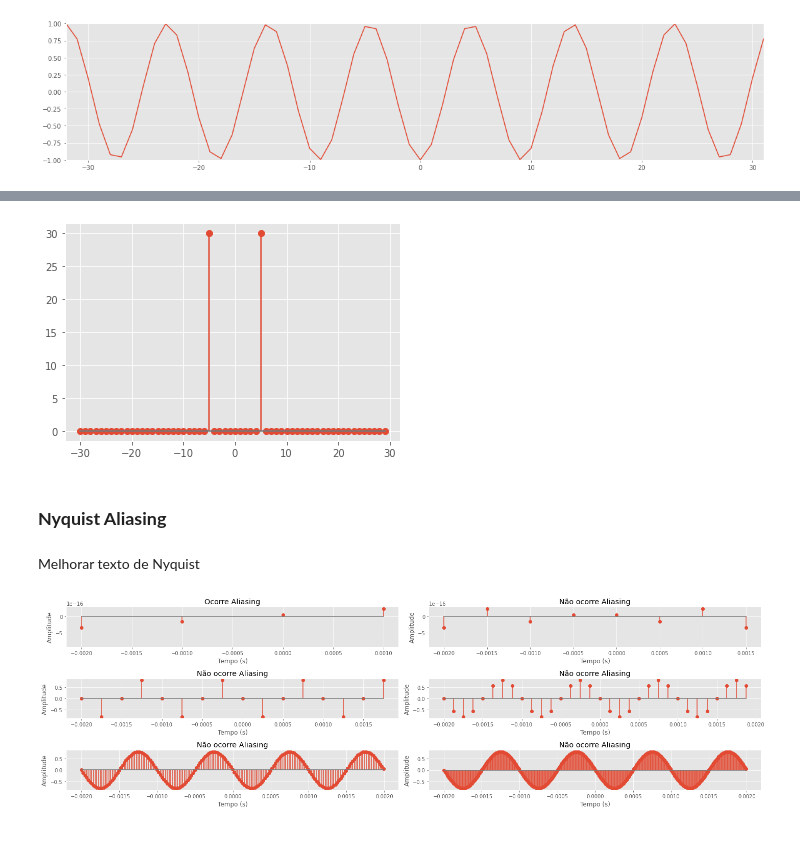
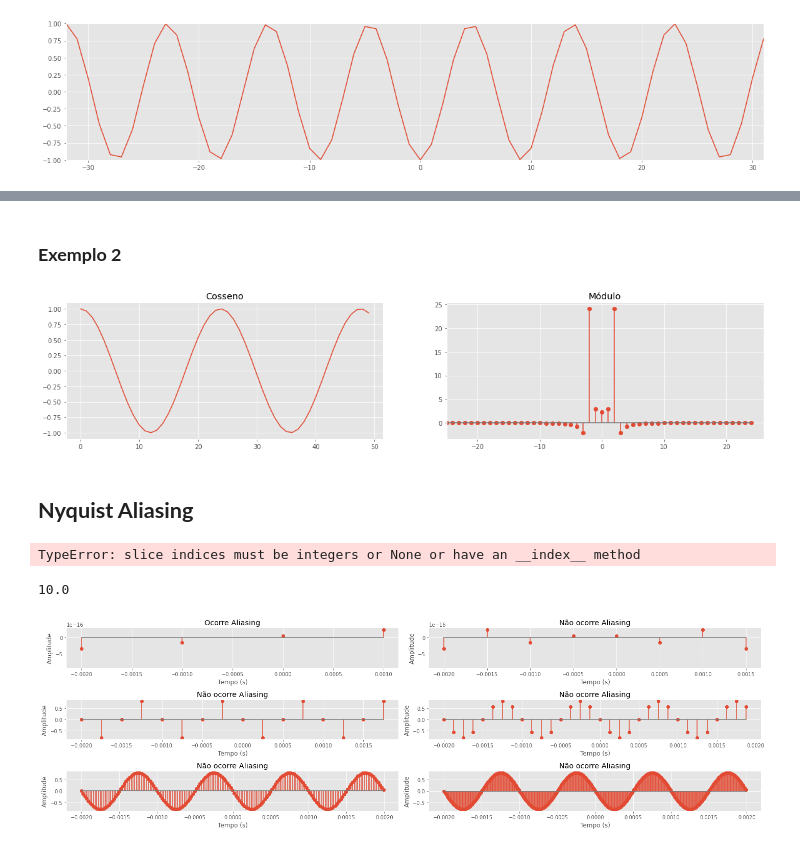
Before and after one commit to rocabrera/audio-learning, a Jupyter notebook: fourier_intro.ipynb, the cells around one changed output, grey strips where cells are left out. Cells and saved outputs as stored; diff of their text form; code cells hidden in the pictures.

```diff
--- a/fourier_intro.ipynb
+++ b/fourier_intro.ipynb
@@ -202,15 +183,52 @@ plt.show()
-# %%
-X_k  = np.fft.fft(x)
-freq = np.fft.fftfreq(len(x),T)
-
-plt.stem(freq, np.abs(X_k))
-plt.show()
-# %% [output]
-[figure, removed]
+# %% [markdown]
+### **Exemplo 2**
+# %%
+N  = 50 # Samples
+f0 = 2.1  # Hz Frequência Fundamental
+x_cos  = np.cos(2*np.pi*f0/N * np.arange(N))
+
+fig, axs = plt.subplots(1,2,figsize=(20,4))
+axs[0].set_title("Cosseno")
+axs[0].plot(x_cos)
+
+X_k  = np.fft.fft(x_cos)
+freq = np.fft.fftfreq(N, d=1/N)
+
+axs[1].set_title("Módulo")
+
+axs[1].stem(freq,np.real(X_k))
+axs[1].set_xlim(-N/2,N/2+1)
+plt.show()
+# %% [output]
+[figure, added]
 # %% [markdown]
-### **Nyquist Aliasing**
+## **Nyquist Aliasing**
-# %% [markdown]
-Melhorar texto de Nyquist
+# %%
+#Sinal original
+
+N  = 10000
+f0 = 0.1
+fs = 0.1
+
+t  = np.linspace(0,100, N, endpoint=True)
+
+x  = signal.square(2 * np.pi * f0 * t)
+xs = x[::fs]
+
+fig = plt.figure(figsize = (20,4))
+
+plt.plot(t, x)
+plt.scatter(t, xs)
+
+plt.ylabel("Amplitude")
+plt.xlabel("Tempo(s)")
+plt.show()
+# %% [output]
+TypeError: slice indices must be integers or None or have an __index__ method
+# %%
+1/f0
+# %% [output]
+10.0
 # %%
 fig, axs = plt.subplots(3,2,figsize=(20,6))
 
```
Also changed, not shown: parts of 13 cells of this notebook, 3 other files.
